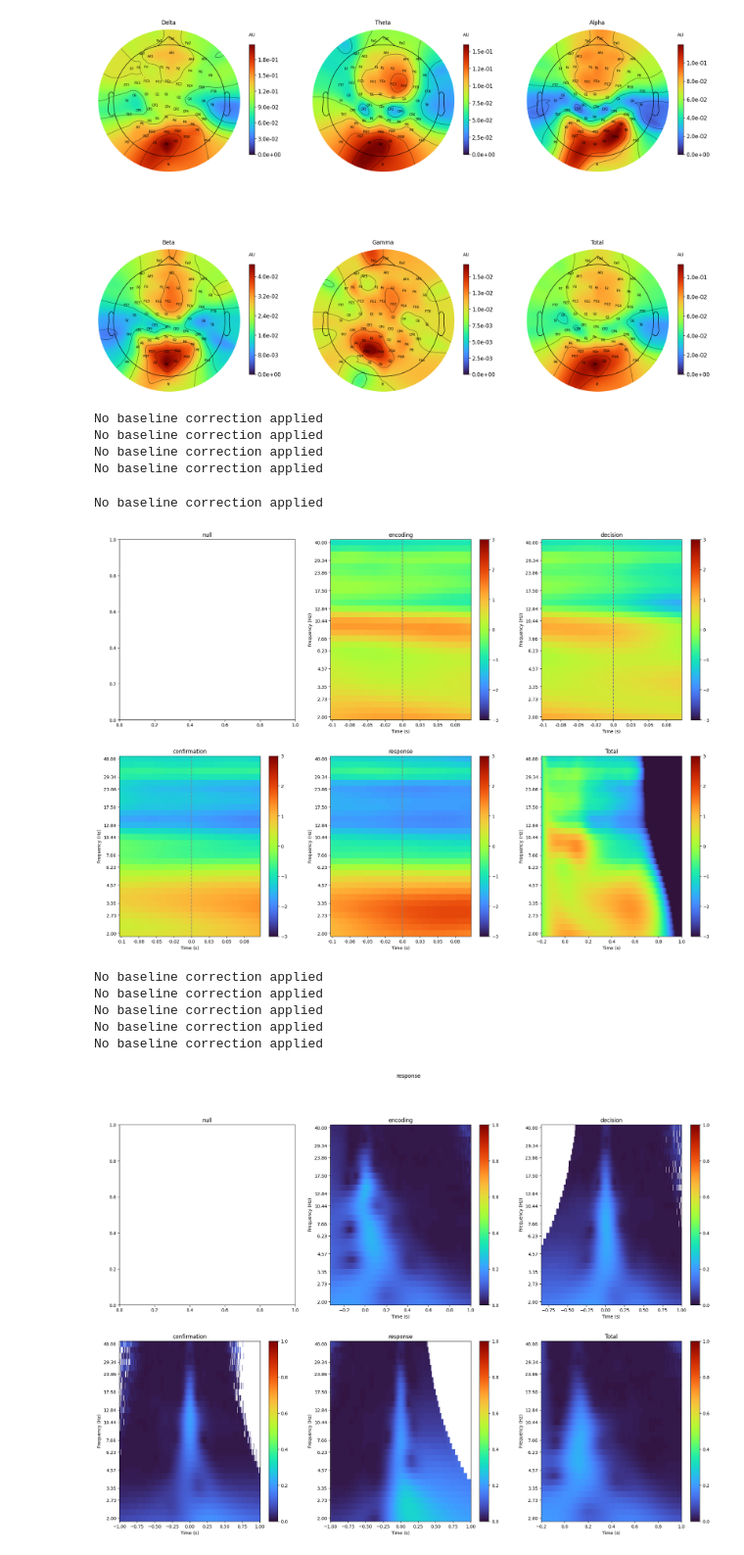
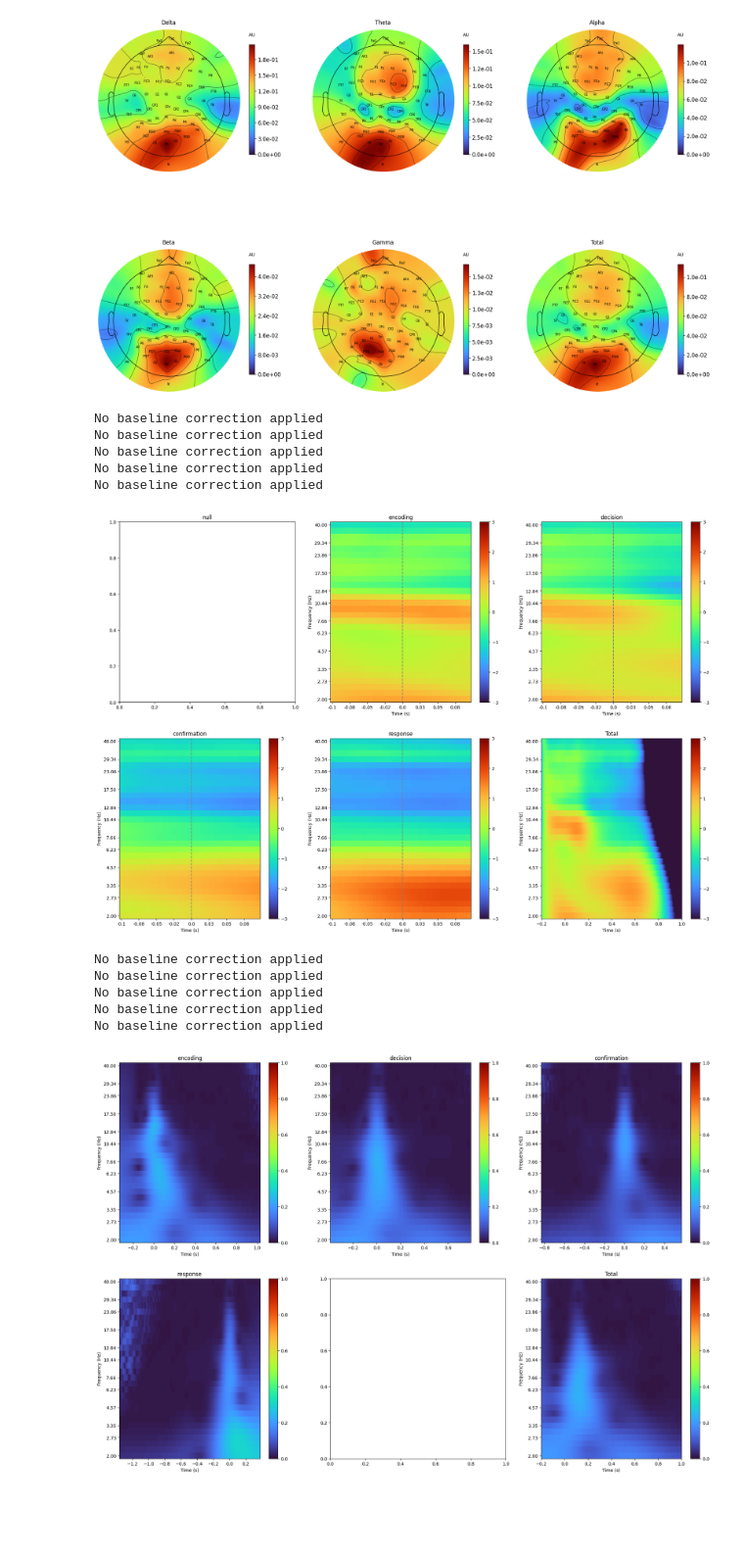
Before and after one commit to ArianVT/HMP-TFR, a Jupyter notebook: HMP-TFR.ipynb, the cells around one changed output. Shown at 98% size. Drawn from its saved outputs; the diff is of its cells as text; code cells hidden in the pictures; blank space fills up the shorter version.

```diff
--- a/HMP-TFR.ipynb
+++ b/HMP-TFR.ipynb
@@ -26,3 +26,13 @@ Reading c:\Users\arian\Documents\Msc Artificial Intelligence\Thesis\Model\Van Ti
 Reading c:\Users\arian\Documents\Msc Artificial Intelligence\Thesis\Model\Van Tilburg\output\labelled_data_200hz.nc accuracy n_trials=9390 baseline=(None, -0.15) decim=1 steps=30 2026-08-03-tfr\event  ...
 Reading c:\Users\arian\Documents\Msc Artificial Intelligence\Thesis\Model\Van Tilburg\output\labelled_data_200hz.nc accuracy n_trials=9390 baseline=(None, -0.15) decim=1 steps=30 2026-08-03-tfr\event  ...
 Reading c:\Users\arian\Documents\Msc Artificial Intelligence\Thesis\Model\Van Tilburg\output\labelled_data_200hz.nc accuracy n_trials=9390 baseline=(None, -0.15) decim=1 steps=30 2026-08-03-tfr\total_ ...
+# %%
+directory_name = "labelled_data_200hz.nc accuracy n_trials=9390 steps=30 2026-08-28-itc"
+
+itc_events = []
+
+for f in os.scandir(f"output/{directory_name}"):
+    if f.name.startswith("event"):
+        itc_events.append(mne.time_frequency.read_tfrs(f.path))
+    if f.name.startswith("total"):
+        itc = mne.time_frequency.read_tfrs(f.path)
@@ -71,8 +87,8 @@ del ds #delete dataset to save memory
 2. Preparing epochs
 # %%
 #parameters
-n_trials = 10000                               #n_trials for the TFR
-batch_size = 10000                                #batch size for the processing of the TFRs
+n_trials = 200                               #n_trials for the TFR
+batch_size = 200                                #batch size for the processing of the TFRs
 
 #filter valid trials
 valid_trials = ~np.isnan(eeg[:, :, 0]).any(axis=1)
@@ -253,22 +261,25 @@ No baseline correction applied
 # %%
 #parameters
 channels = ['all']                                                              #channels to be plotted
 labels = ['null', 'encoding', 'decision', 'confirmation', 'response']           #event labels
 z_axis = (-3, 3)                                                                #power
 x_axis = (-0.2, 1)                                                              #frequency (Hz)
 
 AvT.plot_tfrs(tfr, tfr_events, channels, labels, x_axis)
-AvT.plot_itcs(itc, itc_events, channels, labels, x_axis)
+
+labels = ['encoding', 'decision', 'confirmation', 'response', 'null']           #event labels
+
+AvT.plot_itcs(itc, itc_events, channels, labels)
 # %% [output]
 No baseline correction applied
 No baseline correction applied
 No baseline correction applied
 No baseline correction applied
+No baseline correction applied
+[figure]
 No baseline correction applied
+No baseline correction applied
+No baseline correction applied
+No baseline correction applied
+No baseline correction applied
-[figure]
-No baseline correction applied
-No baseline correction applied
-No baseline correction applied
-No baseline correction applied
-No baseline correction applied
-[figure, old version]
+[figure, new version]
```
Also changed, not shown: parts of 4 cells of this notebook, 1 other file.
